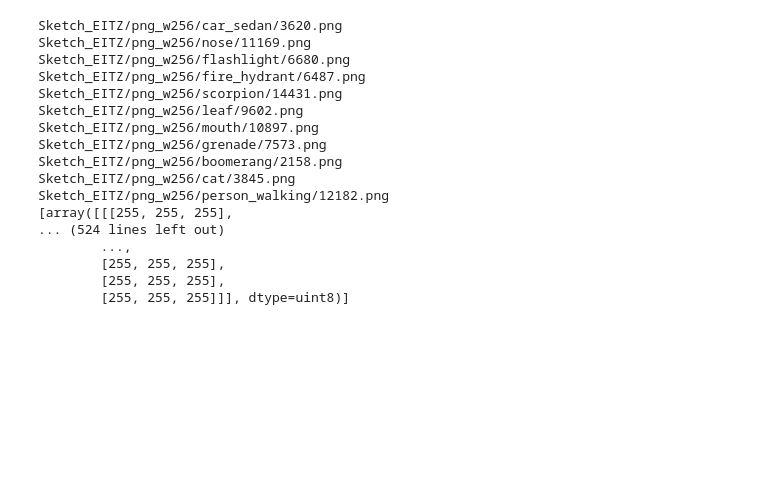
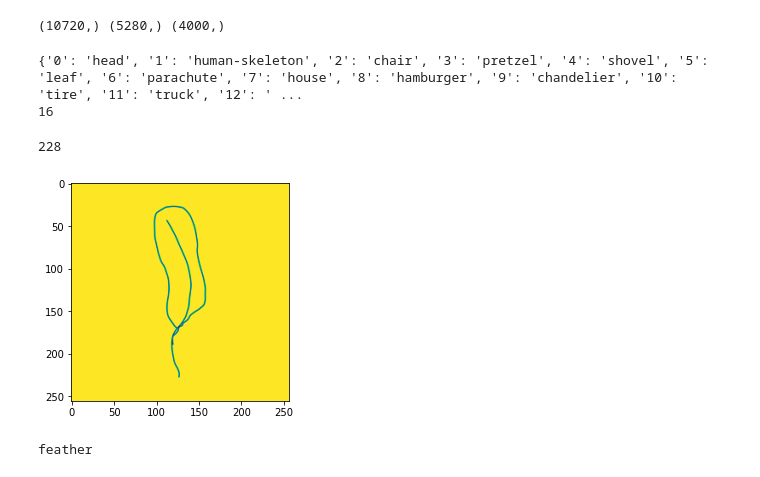
Before and after one commit to MartinVIllesca/CC6204, a Jupyter notebook: CC7221/tarea1/notabook.ipynb, the cells around one changed output. Drawn from its saved outputs; the diff is of its cells as text; code cells hidden in the pictures; blank space fills up the shorter version.

```diff
--- a/CC7221/tarea1/notabook.ipynb
+++ b/CC7221/tarea1/notabook.ipynb
@@ -58,29 +103,0 @@ train: 12800 val: 3200 test: 4000
-# %%
-X_train = []
-for idx, img in tqdm(enumerate(train_images)):
-    print(img)
-    img = cv2.imread(img, cv2.IMREAD_COLOR)
-    img = cv2.resize(img, (img_size, img_size))
-    X_train.append(np.array(img) / 255)
-    if idx == 10: break
-
-
-print(X_train.shape)
-# %% [output]
-Sketch_EITZ/png_w256/car_sedan/3620.png
-Sketch_EITZ/png_w256/nose/11169.png
-Sketch_EITZ/png_w256/flashlight/6680.png
-Sketch_EITZ/png_w256/fire_hydrant/6487.png
-Sketch_EITZ/png_w256/scorpion/14431.png
-Sketch_EITZ/png_w256/leaf/9602.png
-Sketch_EITZ/png_w256/mouth/10897.png
-Sketch_EITZ/png_w256/grenade/7573.png
-Sketch_EITZ/png_w256/boomerang/2158.png
-Sketch_EITZ/png_w256/cat/3845.png
-Sketch_EITZ/png_w256/person_walking/12182.png
-[array([[[255, 255, 255],
-... (524 lines left out)
-        ...,
-        [255, 255, 255],
-        [255, 255, 255],
-        [255, 255, 255]]], dtype=uint8)]
@@ -87 +122,50 @@ Sketch_EITZ/png_w256/person_walking/12182.png
+# %%
+X_train = []
+X_val = []
+X_test = []
+
+X_train = get_numpy_array(train_images)
+X_val = get_numpy_array(val_images)
+X_test = get_numpy_array(test_images)
+# %%
+# y_train = np.array(y_train).astype('float32')
+# y_val = np.array(y_val).astype('float32')
+# y_test = np.array(test_labels).astype('float32')
+y_train = np.array(y_train)
+y_val = np.array(y_val)
+y_test = np.array(test_labels)
+print(y_train.shape, y_val.shape, y_test.shape)
+
+# y_train = keras.utils.to_categorical(y_train, num_classes=nb_classes)
+# y_val = keras.utils.to_categorical(y_val, num_classes=nb_classes)
+# y_test = keras.utils.to_categorical(y_test, num_classes=nb_classes)
+# print(y_train.shape, y_val.shape, y_test.shape)
+
+# y_train = np.array(y_train).astype('float32')
+# y_val = np.array(y_val).astype('float32')
+# y_test = np.array(y_test).astype('float32')
+# print(y_train.shape, y_val.shape, y_test.shape)
+# %% [output]
+(10720,) (5280,) (4000,)
+# %%
+print(real_labels)
+print(y_train[0])
+# %% [output]
+{'0': 'head', '1': 'human-skeleton', '2': 'chair', '3': 'pretzel', '4': 'shovel', '5': 'leaf', '6': 'parachute', '7': 'house', '8': 'hamburger', '9': 'chandelier', '10': 'tire', '11': 'truck', '12': ' ...
+16
+# %%
+n = 1000
+# print(np.where(y_train[n] == 1)[0])
+# plt.imshow(X_train[np.where(y_train[n] == 1)[0][0]].reshape((img_size,img_size)))
+# plt.show()
+# print(real_labels[str(np.where(y_train[n] == 1)[0][0])])
+
+print(y_train[n])
+plt.imshow(X_train[n].reshape((img_size,img_size)))
+plt.show()
+print(real_labels[str(y_train[n])])
+# %% [output]
+228
+[figure, added]
+feather
 # %%
```
Also changed, not shown: parts of 15 cells of this notebook.
